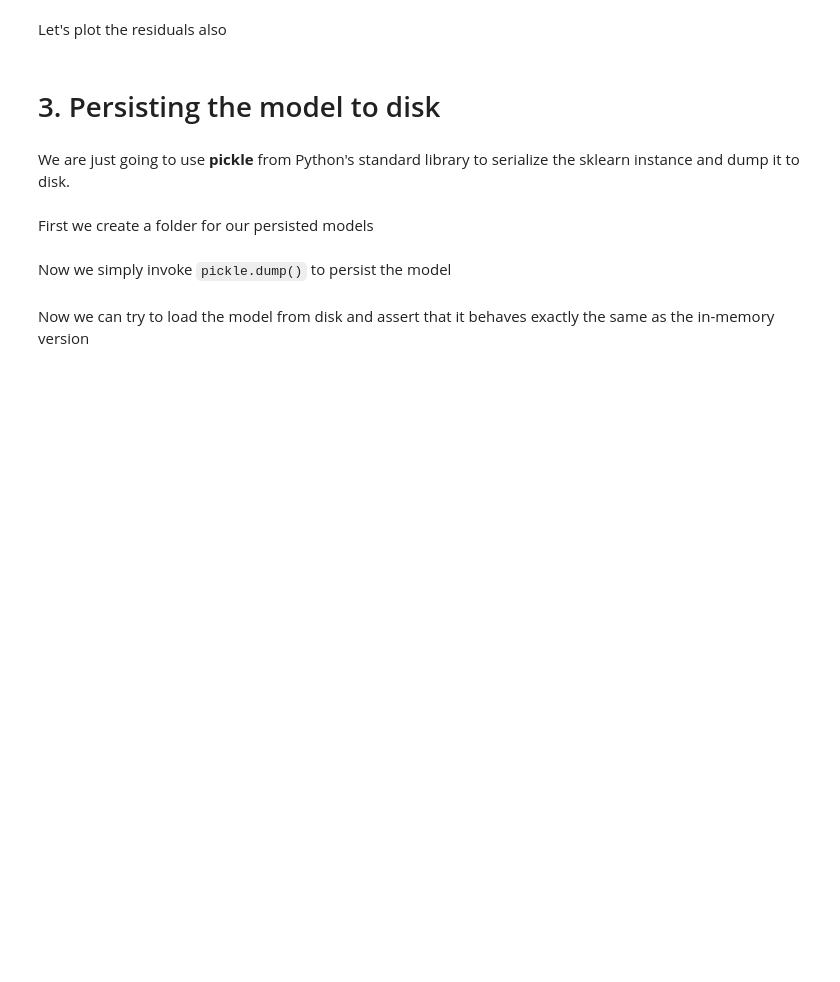
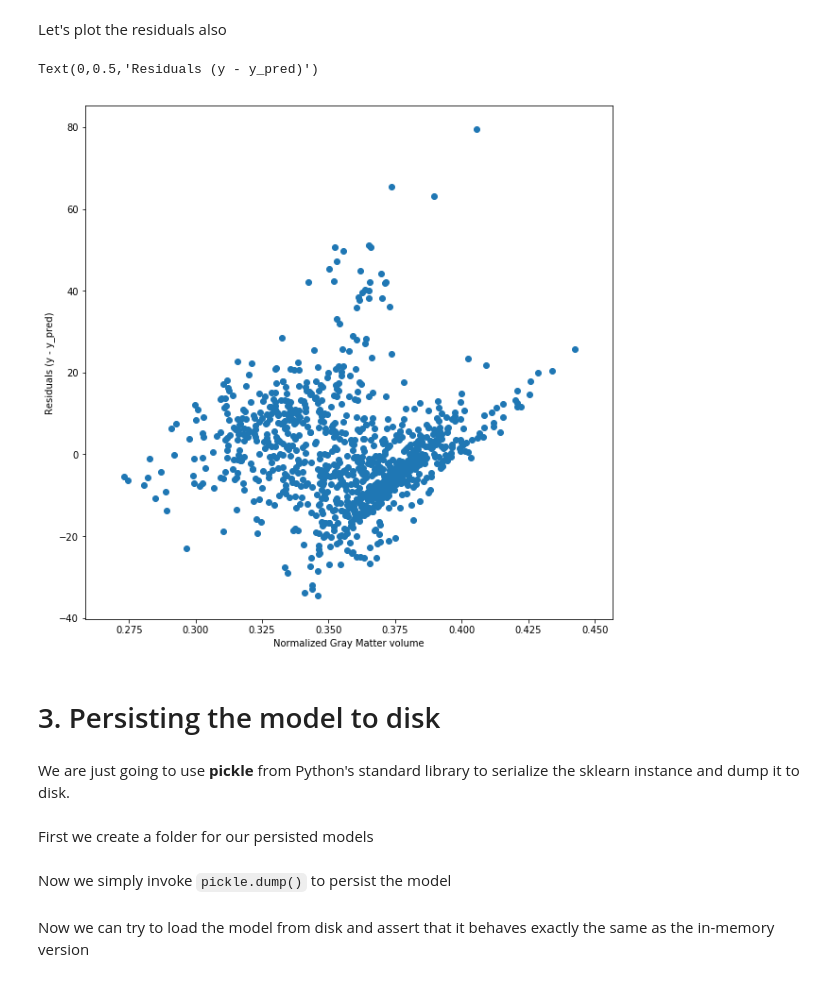
Before and after one commit to QMENTA/1000-brains-challenge, a Jupyter notebook: 2.train_simple_regression_model.ipynb, the cells around one changed output. Drawn from its saved outputs; the diff is of its cells as text; code cells hidden in the pictures; blank space fills up the shorter version.

```diff
--- a/2.train_simple_regression_model.ipynb
+++ b/2.train_simple_regression_model.ipynb
@@ -103,8 +142,11 @@ residuals = y - y_pred
 # %%
 plt.figure(figsize=(10, 10))
 plt.scatter(x, residuals)
 plt.xlabel('Normalized Gray Matter volume')
-plt.ylabel('Residuals (y - ŷ)')
+plt.ylabel('Residuals (y - y_pred)')
+# %% [output]
+Text(0,0.5,'Residuals (y - y_pred)')
+[figure, added]
 # %% [markdown]
 # 3. Persisting the model to disk
 # %% [markdown]
```
Also changed, not shown: parts of 12 cells of this notebook.
